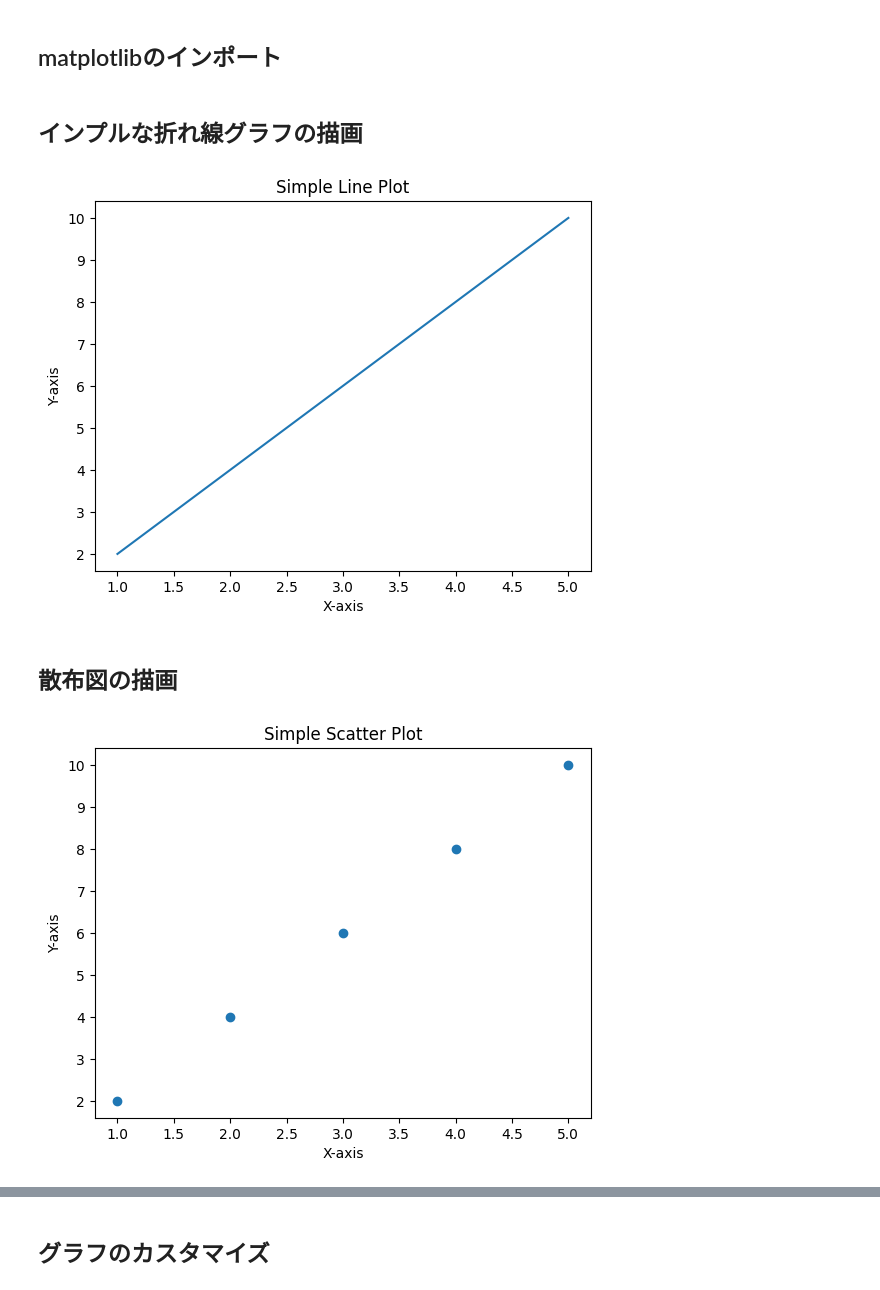
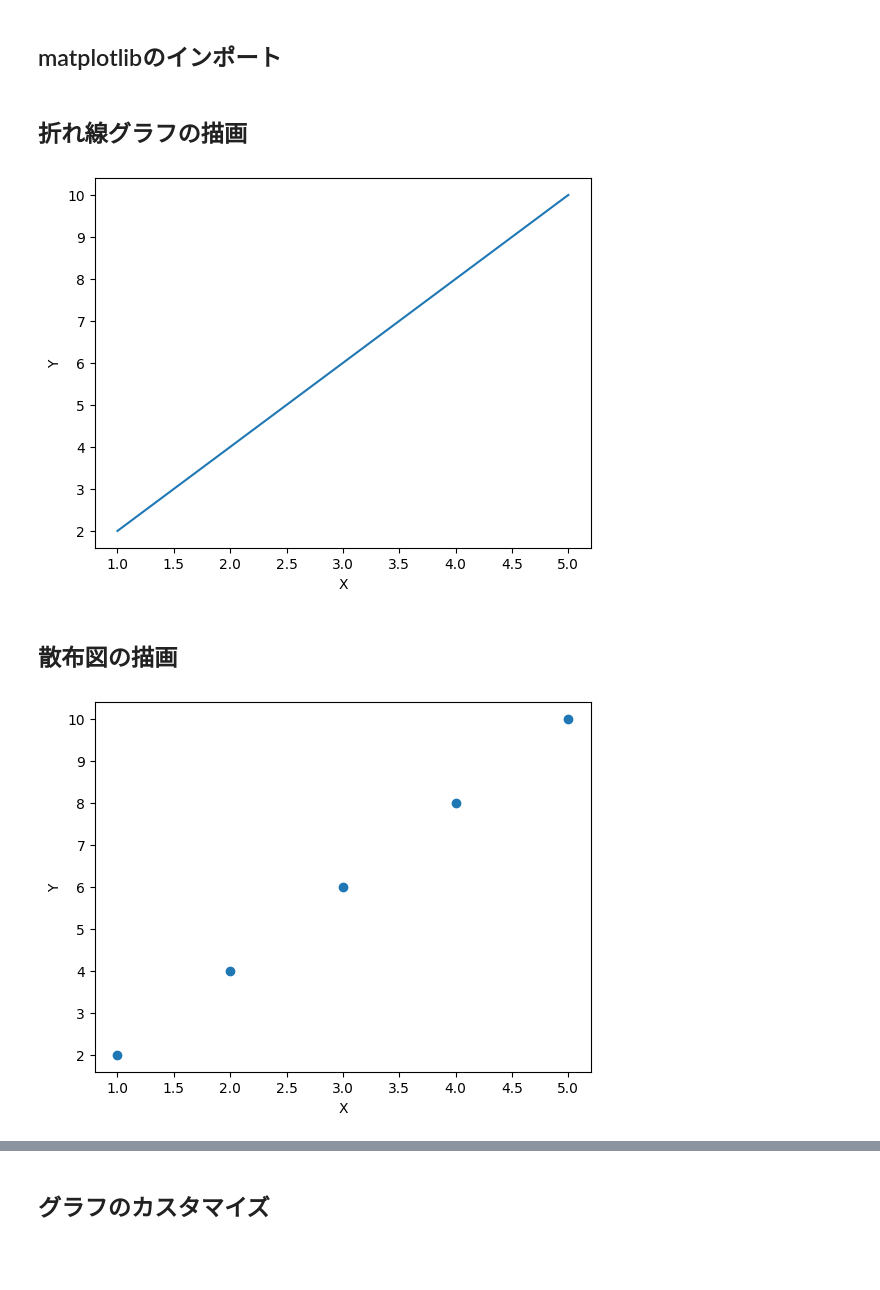
Before and after one commit to matsunagalab/lecture_ML, a Jupyter notebook: machine_learning_01.ipynb, the cells around one changed output, grey strips where cells are left out. Cells and saved outputs as stored; diff of their text form; code cells hidden in the pictures; blank space fills up the shorter version.

```diff
--- a/machine_learning_01.ipynb
+++ b/machine_learning_01.ipynb
@@ -133,24 +133,23 @@ print(sum_even_numbers([1, 2, 3, 4, 5, 6]))  # Output: 12
 # matplotlibのインポート
 import matplotlib.pyplot as plt
 # %% [markdown]
-## インプルな折れ線グラフの描画
+## 折れ線グラフの描画
 # %%
 # サンプルデータ
 x = [1, 2, 3, 4, 5]
 y = [2, 4, 6, 8, 10]
 
 # 折れ線グラフの描画
 plt.plot(x, y)
 
 # ラベルとタイトルの追加
-plt.xlabel("X-axis")
-plt.ylabel("Y-axis")
-plt.title("Simple Line Plot")
+plt.xlabel("X")
+plt.ylabel("Y")
 
 # グラフの表示
 plt.show()
 # %% [output]
-[figure, old version]
+[figure, new version]
 # %% [markdown]
 ## 散布図の描画
 # %%
@@ -162,11 +161,10 @@ y = [2, 4, 6, 8, 10]
 plt.scatter(x, y)
 
 # ラベルとタイトルの追加
-plt.xlabel("X-axis")
-plt.ylabel("Y-axis")
-plt.title("Simple Scatter Plot")
+plt.xlabel("X")
+plt.ylabel("Y")
 
 # グラフの表示
 plt.show()
 # %% [output]
-[figure, old version]
+[figure, new version]
```
Also changed, not shown: parts of 10 cells of this notebook.
